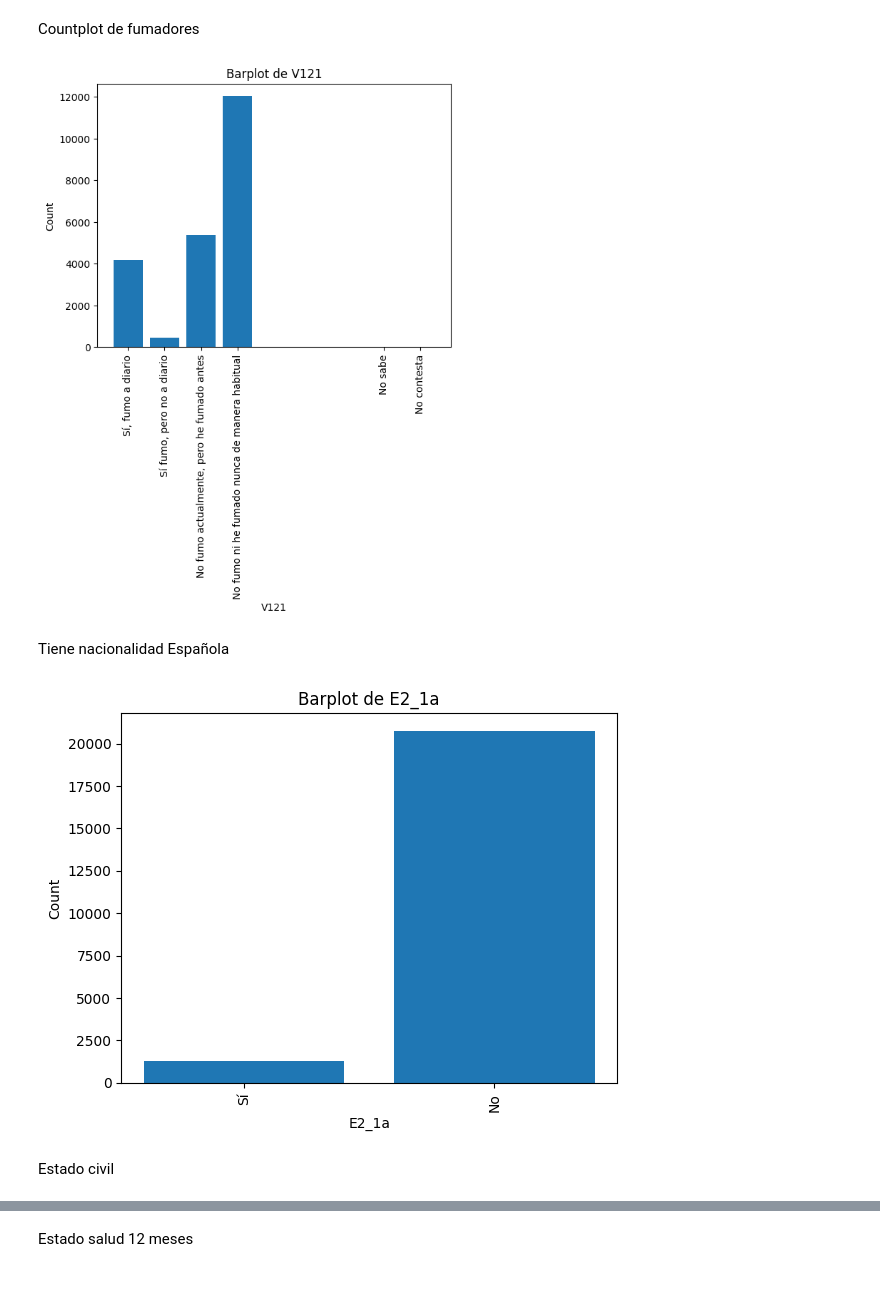
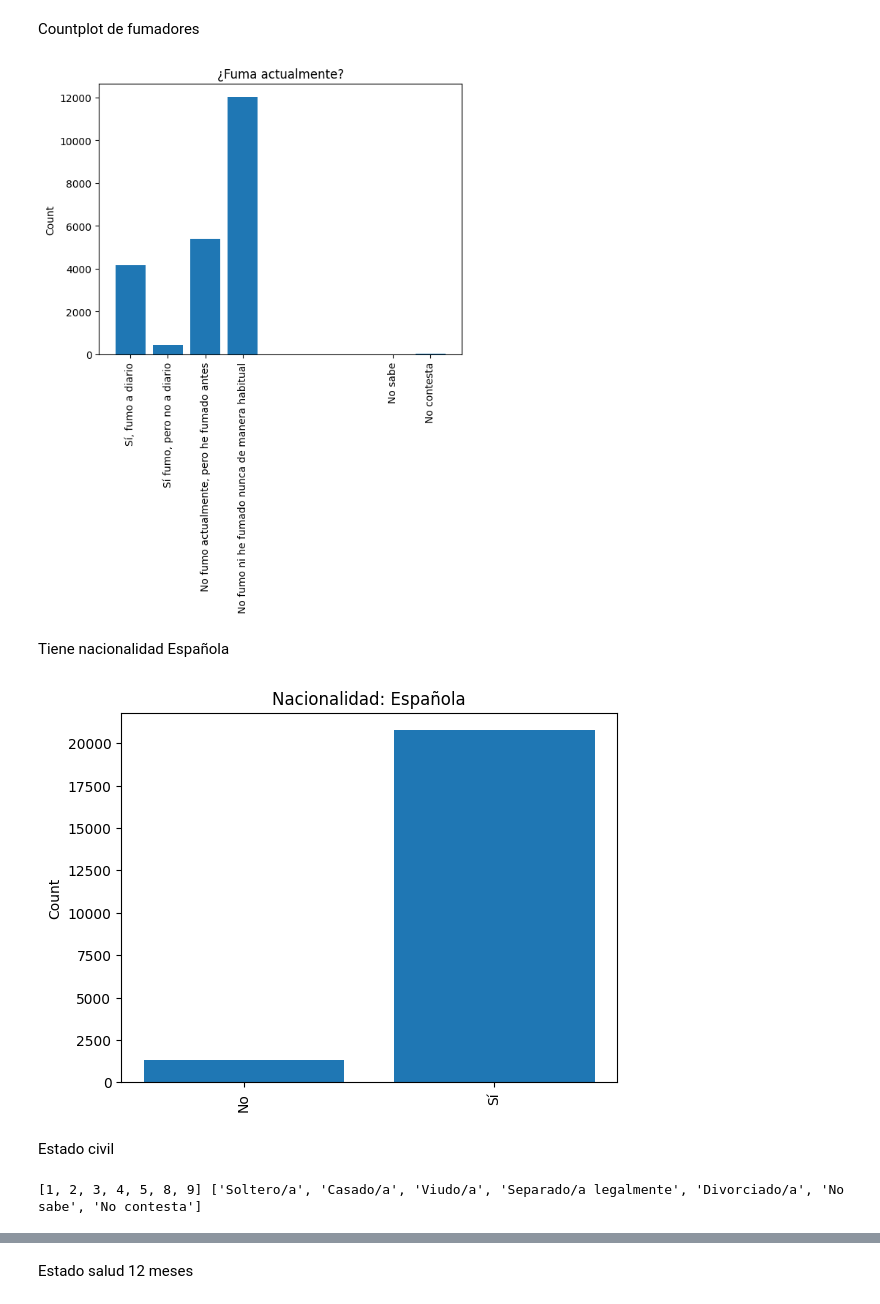
Before and after one commit to linama2593/mental_health_spain, a Jupyter notebook: src/exploratory_data_analysis_json.ipynb, the cells around one changed output, grey strips where cells are left out. Drawn from its saved outputs; the diff is of its cells as text; code cells hidden in the pictures.

```diff
--- a/src/exploratory_data_analysis_json.ipynb
+++ b/src/exploratory_data_analysis_json.ipynb
@@ -154,6 +154,12 @@ varijson['CCAA']['diccionario']
 def parse_json(columna):
     categories = list(varijson[columna]['diccionario'].values())
     categories = [str(cat) for cat in categories]
-    return categories
+
+    values=list(varijson[columna]['diccionario'].keys())
+    values = [int(cat) for cat in values]
+
+    title = varijson[columna]['Descripción']
+
+    return values, categories, title
 # %% [markdown]
 ### Univariable Description
@@ -202,53 +219,59 @@ plt.show()
 # %% [markdown]
 Countplot de fumadores
 # %%
-
-
 var_x = 'V121'
 
 # Obtén los valores únicos y sus recuentos
 counts = clean_df[var_x].value_counts()
 
+values, categories, title= parse_json(var_x)
+
 # Crea el gráfico de barras
 plt.bar(counts.index, counts.values)
 
 # Personaliza el gráfico
-plt.xlabel(var_x)
+plt.xlabel('')
 plt.ylabel('Count')
-plt.title('Barplot de {}'.format(var_x))
+plt.title(title)
 
-plt.xticks(counts.sort_index().index, parse_json(var_x), rotation = 90)
 
+plt.xticks(values, categories, rotation = 90)
 
 # Muestra el gráfico
 plt.show()
 # %% [output]
-[figure, old version]
+[figure, new version]
 # %% [markdown]
 Tiene nacionalidad Española
 # %%
 
 
 var_x = 'E2_1a'
 
 # Obtén los valores únicos y sus recuentos
 counts = clean_df[var_x].value_counts()
 
+values, categories, title= parse_json(var_x)
+
 # Crea el gráfico de barras
 plt.bar(counts.index, counts.values)
 
 # Personaliza el gráfico
-plt.xlabel(var_x)
+plt.xlabel('')
 plt.ylabel('Count')
-plt.title('Barplot de {}'.format(var_x))
+plt.title(title)
 
-plt.xticks(counts.sort_index().index, parse_json(var_x), rotation = 90)
+plt.xticks(values, categories, rotation = 90)
 
 
 # Muestra el gráfico
 plt.show()
 # %% [output]
-[figure, old version]
+[figure, new version]
 # %% [markdown]
 Estado civil
+# %%
+print(values, categories)
+# %% [output]
+[1, 2, 3, 4, 5, 8, 9] ['Soltero/a', 'Casado/a', 'Viudo/a', 'Separado/a legalmente', 'Divorciado/a', 'No sabe', 'No contesta']
 # %%
```
Also changed, not shown: parts of 22 cells of this notebook.
